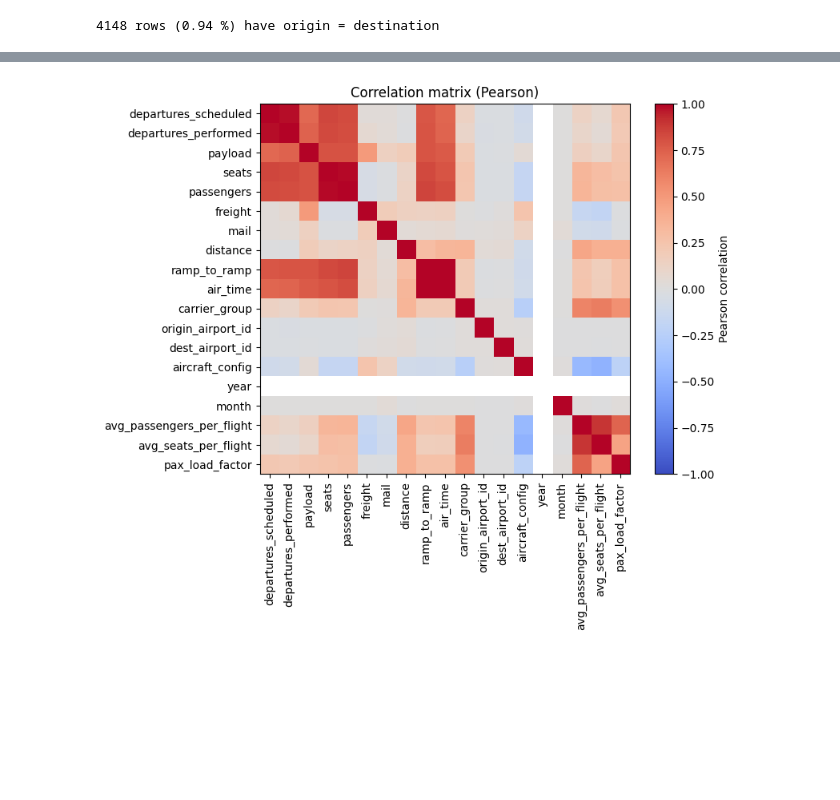
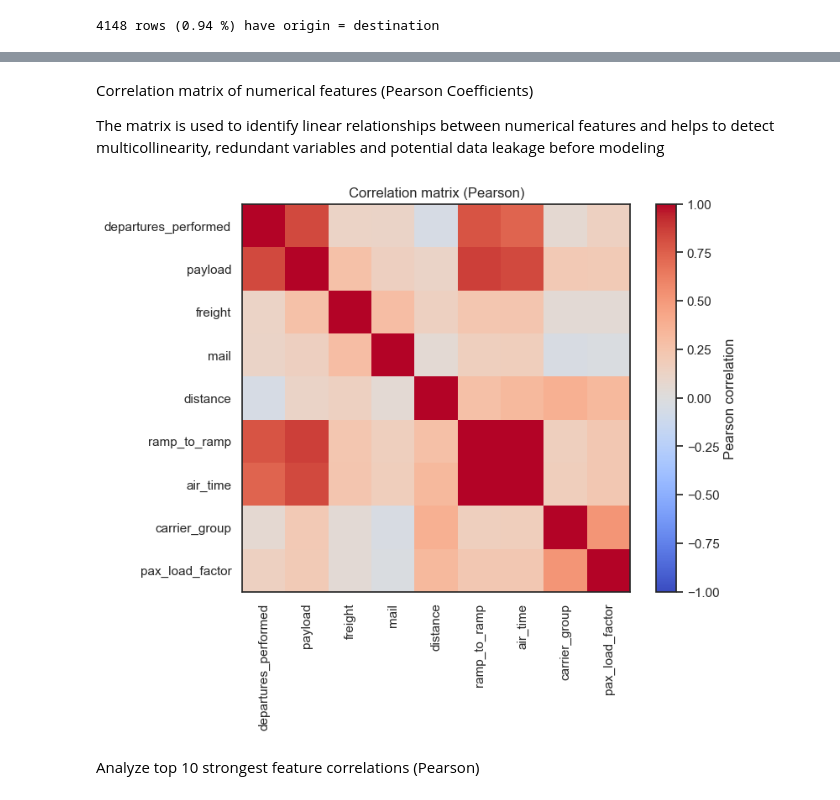
Before and after one commit to VerenaQu/passenger_load_prediction_project, a Jupyter notebook: notebooks/1_eda_and_cleaning.ipynb, the cells around one changed output, grey strips where cells are left out. Drawn from its saved outputs; the diff is of its cells as text; code cells hidden in the pictures; blank space fills up the shorter version.

Commit message:
Further EDA and data cleaning

```diff
--- a/notebooks/1_eda_and_cleaning.ipynb
+++ b/notebooks/1_eda_and_cleaning.ipynb
@@ -984,0 +1020,3 @@ Share: 0.0014%
+# %%
+pax_config_data["mean_avg_seats_per_type"] = pax_config_data["mean_avg_seats_per_type"].round(2)
+pax_config_data.head(15)
@@ -984,0 +1076,20 @@ Share: 0.0014%
+# %%
+# Flag whether value is within [50 %, 150 %] of the type mean
+pax_config_data["within_range"] = (
+    (pax_config_data["avg_seats_per_flight"] >= 0.5 * pax_config_data["mean_avg_seats_per_type"]) &
+    (pax_config_data["avg_seats_per_flight"] <= 1.5 * pax_config_data["mean_avg_seats_per_type"])
+)
+
+# Count per aircraft how many rows would be removed
+outlier_stats = (
+    pax_config_data.groupby("aircraft_name")
+    .agg(
+        total=("avg_seats_per_flight", "size"),
+        removed=("within_range", lambda x: (~x).sum())
+    )
+)
+
+# Calculate share of removed rows in %
+outlier_stats["removed_share_%"] = (100 * outlier_stats["removed"] / outlier_stats["total"]).round(2)
+
+print(outlier_stats.sort_values("removed_share_%", ascending=False).head(20))
@@ -984,0 +1219,16 @@ Share: 0.0014%
+# %%
+# Drop IDs, names and redundant information (carrier, airport, aircraft name, config description, airport IDs)
+# Drop year and month to avoid introducing time-series effects
+# Drop averages, mean and bins, passenger and seat numbers (avg. passengers per flight, avg. seats per flight, passenger bins etc.) because they would cause data leakage
+
+drop_cols = [
+    "departures_scheduled", "unique_carrier", "unique_carrier_name",
+    "origin", "origin_city_name", "dest", "dest_city_name",
+    "origin_airport_id", "dest_airport_id",
+    "year", "month",
+    "avg_passengers_per_flight", "avg_seats_per_flight", "avg_passengers_binned",
+    "aircraft_name", "configuration_desc", "mean_avg_seats_per_type", "seats", "passengers"
+]
+
+clean_data = clean_data.drop(columns=drop_cols)
+clean_data.head()
@@ -985,14 +1242,20 @@ Share: 0.0014%
+# %% [markdown]
+Correlation matrix of numerical features (Pearson Coefficients)
+
+The matrix is used to identify linear relationships between numerical features and helps to detect multicollinearity, redundant variables and potential data leakage before modeling
 # %%
-pearson = data.select_dtypes('number').corr(method='pearson')
+pearson = clean_data.select_dtypes('number').corr(method='pearson')
 plt.figure(figsize=(8,6))
 plt.imshow(pearson, cmap="coolwarm", vmin=-1, vmax=1)
 plt.colorbar(label="Pearson correlation")
 plt.xticks(range(len(pearson.columns)), pearson.columns, rotation=90)
 plt.yticks(range(len(pearson.index)), pearson.index)
 plt.title("Correlation matrix (Pearson)")
 plt.show()
 # %% [output]
-[figure, old version]
+[figure, new version]
+# %% [markdown]
+Analyze top 10 strongest feature correlations (Pearson)
 # %%
 # Top 10 Correlations
 mask = ~np.eye(len(pearson), dtype=bool)
```
Also changed, not shown: parts of 125 cells of this notebook, 1 other file.
